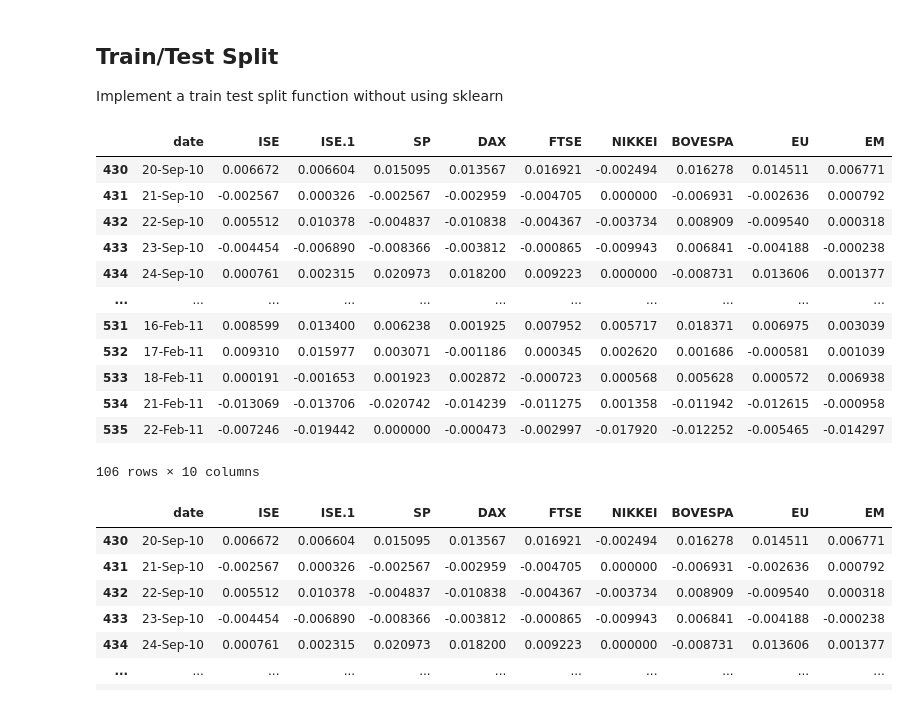
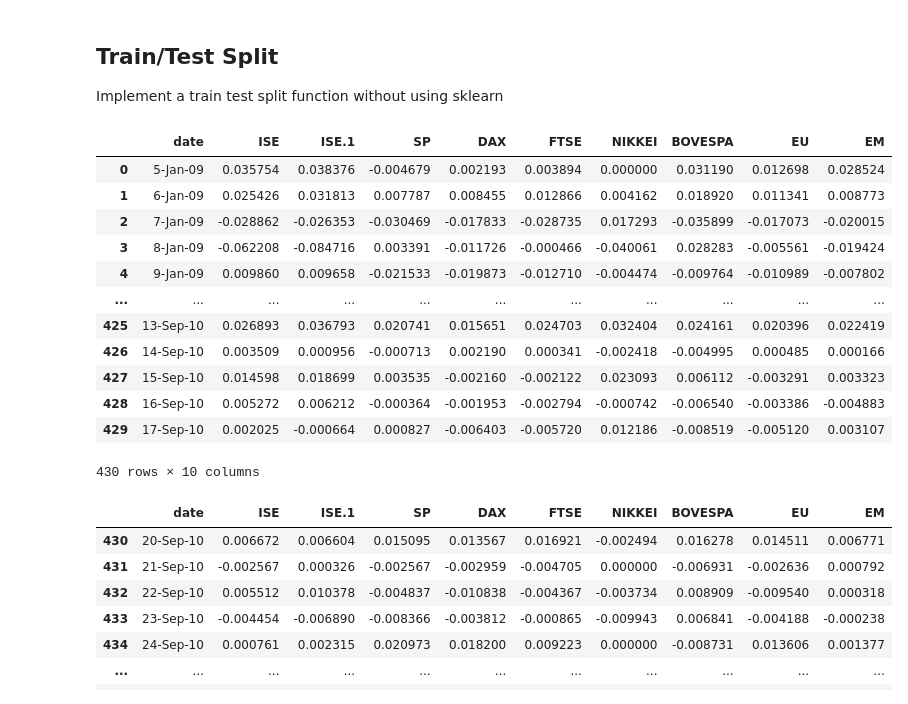
Before and after one commit to Marzipan78/Striving, a Jupyter notebook: M5_Deep_Learning/09. RNN Times Series Regression/RNN_Time_Series_Regression.ipynb, the cells around one changed output. Saved outputs shown, nothing was run; the diff lists cells and outputs as text; code cells hidden in the pictures.

```diff
--- a/M5_Deep_Learning/09. RNN Times Series Regression/RNN_Time_Series_Regression.ipynb
+++ b/M5_Deep_Learning/09. RNN Times Series Regression/RNN_Time_Series_Regression.ipynb
@@ -124,23 +124,23 @@ Implement a train test split function without using sklearn
 # %%
 df_size = df.shape[0]
 msk = round(0.8 * len(df))
 df_train = df.loc[:msk,:]
 df_test = df.loc[msk + 1 :  , ]
-df_test
+df_train
 # %% [output]
 |  | date | ISE | ISE.1 | SP | DAX | FTSE | NIKKEI | BOVESPA | EU | EM |
-| 430 | 20-Sep-10 | 0.006672 | 0.006604 | 0.015095 | 0.013567 | 0.016921 | -0.002494 | 0.016278 | 0.014511 | 0.006771 |
-| 431 | 21-Sep-10 | -0.002567 | 0.000326 | -0.002567 | -0.002959 | -0.004705 | 0.000000 | -0.006931 | -0.002636 | 0.000792 |
-| 432 | 22-Sep-10 | 0.005512 | 0.010378 | -0.004837 | -0.010838 | -0.004367 | -0.003734 | 0.008909 | -0.009540 | 0.000318 |
-| 433 | 23-Sep-10 | -0.004454 | -0.006890 | -0.008366 | -0.003812 | -0.000865 | -0.009943 | 0.006841 | -0.004188 | -0.000238 |
-| 434 | 24-Sep-10 | 0.000761 | 0.002315 | 0.020973 | 0.018200 | 0.009223 | 0.000000 | -0.008731 | 0.013606 | 0.001377 |
+| 0 | 5-Jan-09 | 0.035754 | 0.038376 | -0.004679 | 0.002193 | 0.003894 | 0.000000 | 0.031190 | 0.012698 | 0.028524 |
+| 1 | 6-Jan-09 | 0.025426 | 0.031813 | 0.007787 | 0.008455 | 0.012866 | 0.004162 | 0.018920 | 0.011341 | 0.008773 |
+| 2 | 7-Jan-09 | -0.028862 | -0.026353 | -0.030469 | -0.017833 | -0.028735 | 0.017293 | -0.035899 | -0.017073 | -0.020015 |
+| 3 | 8-Jan-09 | -0.062208 | -0.084716 | 0.003391 | -0.011726 | -0.000466 | -0.040061 | 0.028283 | -0.005561 | -0.019424 |
+| 4 | 9-Jan-09 | 0.009860 | 0.009658 | -0.021533 | -0.019873 | -0.012710 | -0.004474 | -0.009764 | -0.010989 | -0.007802 |
 | ... | ... | ... | ... | ... | ... | ... | ... | ... | ... | ... |
-| 531 | 16-Feb-11 | 0.008599 | 0.013400 | 0.006238 | 0.001925 | 0.007952 | 0.005717 | 0.018371 | 0.006975 | 0.003039 |
-| 532 | 17-Feb-11 | 0.009310 | 0.015977 | 0.003071 | -0.001186 | 0.000345 | 0.002620 | 0.001686 | -0.000581 | 0.001039 |
-| 533 | 18-Feb-11 | 0.000191 | -0.001653 | 0.001923 | 0.002872 | -0.000723 | 0.000568 | 0.005628 | 0.000572 | 0.006938 |
-| 534 | 21-Feb-11 | -0.013069 | -0.013706 | -0.020742 | -0.014239 | -0.011275 | 0.001358 | -0.011942 | -0.012615 | -0.000958 |
-| 535 | 22-Feb-11 | -0.007246 | -0.019442 | 0.000000 | -0.000473 | -0.002997 | -0.017920 | -0.012252 | -0.005465 | -0.014297 |
+| 425 | 13-Sep-10 | 0.026893 | 0.036793 | 0.020741 | 0.015651 | 0.024703 | 0.032404 | 0.024161 | 0.020396 | 0.022419 |
+| 426 | 14-Sep-10 | 0.003509 | 0.000956 | -0.000713 | 0.002190 | 0.000341 | -0.002418 | -0.004995 | 0.000485 | 0.000166 |
+| 427 | 15-Sep-10 | 0.014598 | 0.018699 | 0.003535 | -0.002160 | -0.002122 | 0.023093 | 0.006112 | -0.003291 | 0.003323 |
+| 428 | 16-Sep-10 | 0.005272 | 0.006212 | -0.000364 | -0.001953 | -0.002794 | -0.000742 | -0.006540 | -0.003386 | -0.004883 |
+| 429 | 17-Sep-10 | 0.002025 | -0.000664 | 0.000827 | -0.006403 | -0.005720 | 0.012186 | -0.008519 | -0.005120 | 0.003107 |
-106 rows × 10 columns
+430 rows × 10 columns
 # %%
 df_size = df.shape[0]
 msk1 = round(0.8 * df_size)
```
